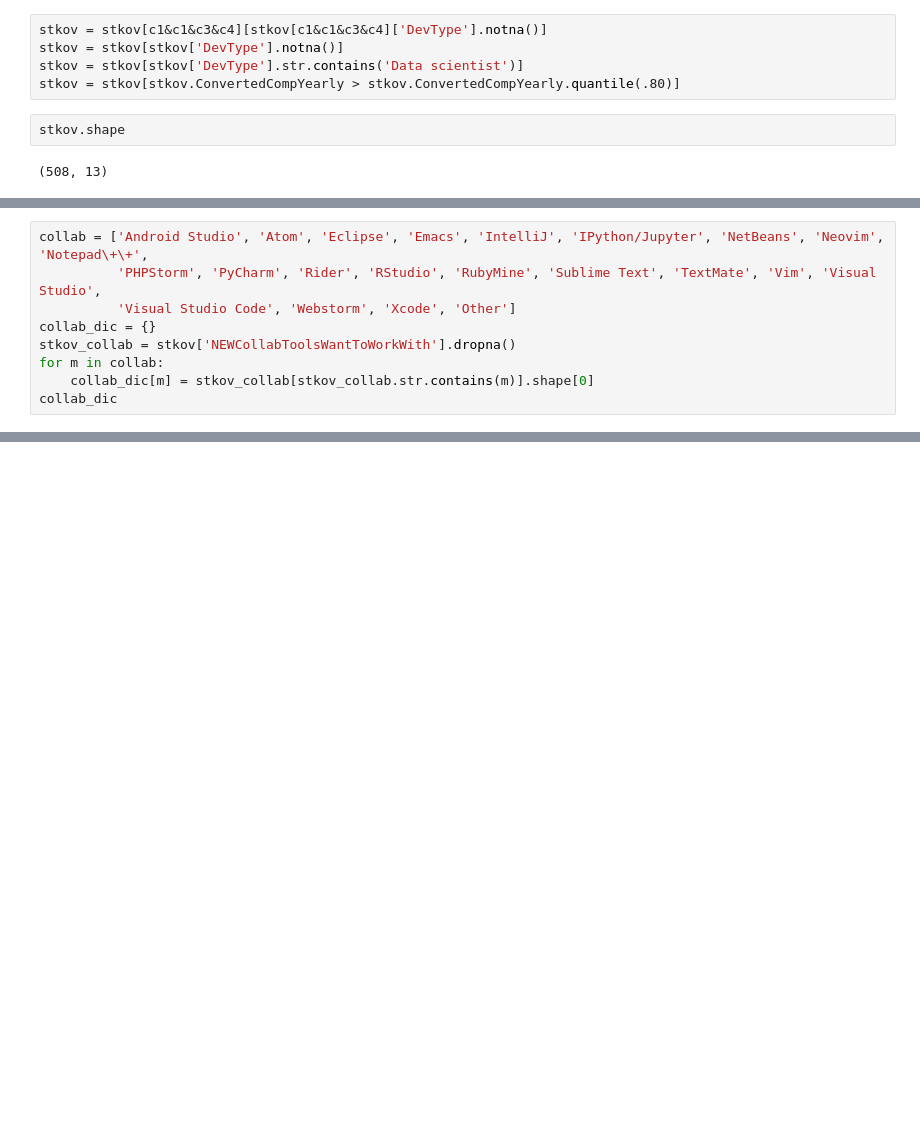
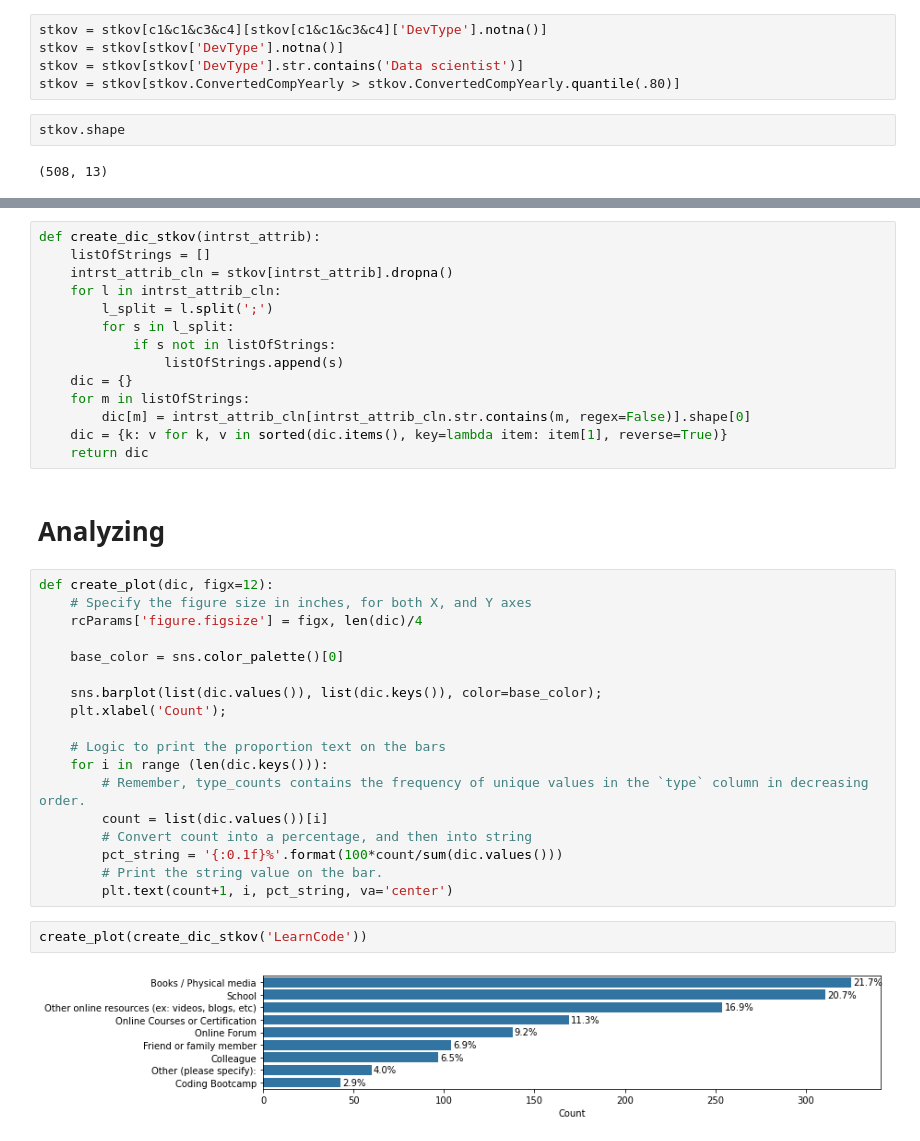
Before and after one commit to JosephArcila/Differences-from-Top-Data-Scientists, a Jupyter notebook: Untitled.ipynb, the cells around one changed output, grey strips where cells are left out. Cells and saved outputs as stored; diff of their text form; blank space fills up the shorter version.

```diff
--- a/Untitled.ipynb
+++ b/Untitled.ipynb
@@ -364,9 +203,0 @@ tools_dic
-# %%
-collab = ['Android Studio', 'Atom', 'Eclipse', 'Emacs', 'IntelliJ', 'IPython/Jupyter', 'NetBeans', 'Neovim', 'Notepad\+\+',
-          'PHPStorm', 'PyCharm', 'Rider', 'RStudio', 'RubyMine', 'Sublime Text', 'TextMate', 'Vim', 'Visual Studio',
-          'Visual Studio Code', 'Webstorm', 'Xcode', 'Other']
-collab_dic = {}
-stkov_collab = stkov['NEWCollabToolsWantToWorkWith'].dropna()
-for m in collab:
-    collab_dic[m] = stkov_collab[stkov_collab.str.contains(m)].shape[0]
-collab_dic
@@ -416,0 +204,38 @@ kaggle
+# %%
+def create_dic_stkov(intrst_attrib):
+    listOfStrings = []
+    intrst_attrib_cln = stkov[intrst_attrib].dropna()
+    for l in intrst_attrib_cln:
+        l_split = l.split(';')
+        for s in l_split:
+            if s not in listOfStrings:
+                listOfStrings.append(s)
+    dic = {}
+    for m in listOfStrings:
+        dic[m] = intrst_attrib_cln[intrst_attrib_cln.str.contains(m, regex=False)].shape[0]
+    dic = {k: v for k, v in sorted(dic.items(), key=lambda item: item[1], reverse=True)}
+    return dic
+# %% [markdown]
+# Analyzing
+# %%
+def create_plot(dic, figx=12):
+    # Specify the figure size in inches, for both X, and Y axes
+    rcParams['figure.figsize'] = figx, len(dic)/4
+
+    base_color = sns.color_palette()[0]
+
+    sns.barplot(list(dic.values()), list(dic.keys()), color=base_color);
+    plt.xlabel('Count');
+
+    # Logic to print the proportion text on the bars
+    for i in range (len(dic.keys())):
+        # Remember, type_counts contains the frequency of unique values in the `type` column in decreasing order.
+        count = list(dic.values())[i]
+        # Convert count into a percentage, and then into string
+        pct_string = '{:0.1f}%'.format(100*count/sum(dic.values()))
+        # Print the string value on the bar.
+        plt.text(count+1, i, pct_string, va='center')
+# %%
+create_plot(create_dic_stkov('LearnCode'))
+# %% [output]
+[figure, added]
```
Also changed, not shown: parts of 89 cells of this notebook.
